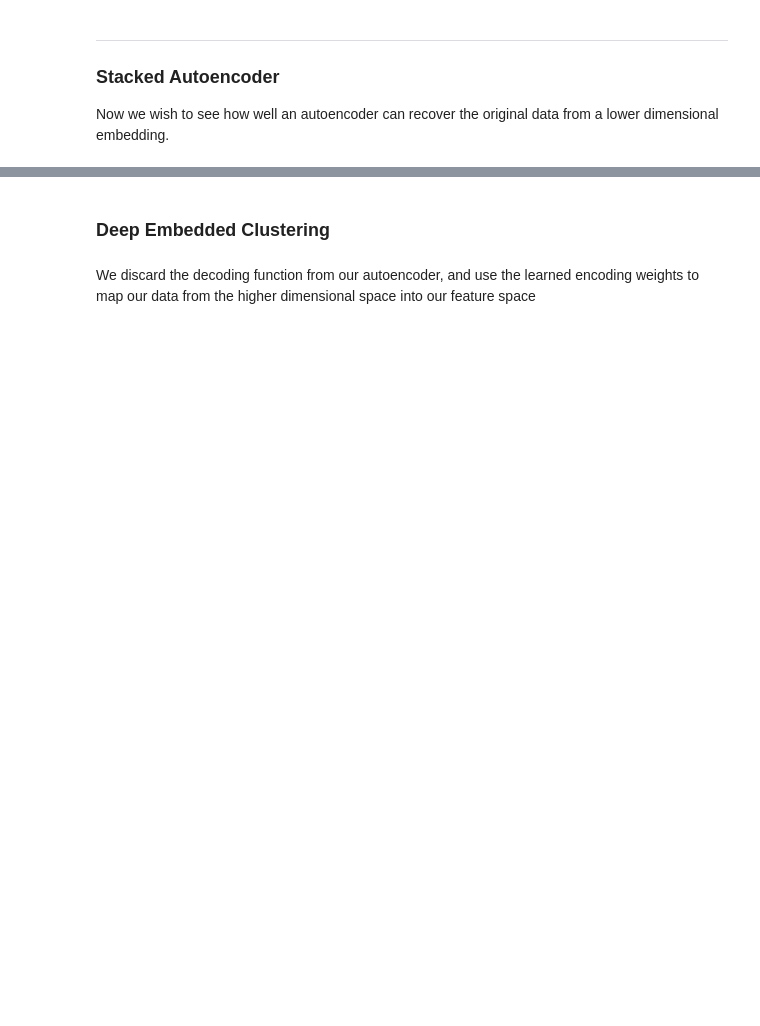
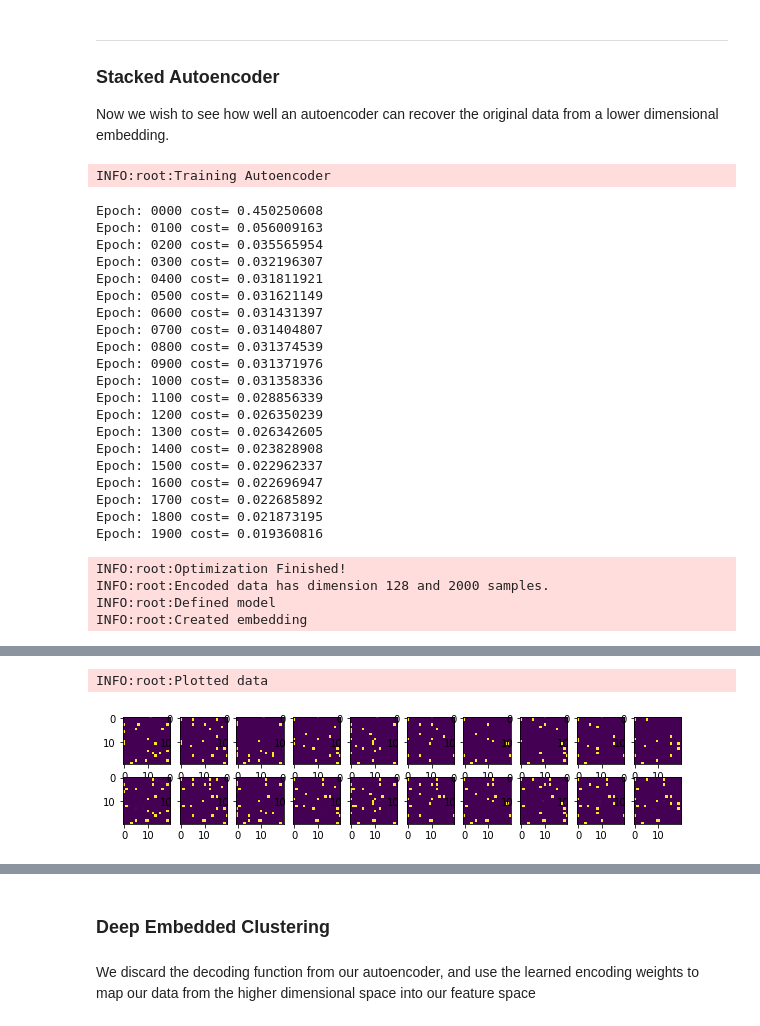
Before and after one commit to sitarapersad/6874-Project, a Jupyter notebook: RNA Heterogeneity.ipynb, the cells around one changed output, grey strips where cells are left out. Saved outputs shown, nothing was run; the diff lists cells and outputs as text; code cells hidden in the pictures; blank space fills up the shorter version.

```diff
--- a/RNA Heterogeneity.ipynb
+++ b/RNA Heterogeneity.ipynb
@@ -381,7 +411,7 @@ INFO:root:Fit X to Model
 
 Now we wish to see how well an autoencoder can recover the original data from a lower dimensional embedding.
 # %%
-def run_autoencoder(simX, simY, n_hidden_1=256, n_hidden_2=128, learning_rate=0.01, training_epochs=2000, BATCH_SIZE=200):
+def run_autoencoder(simX, simY, n_hidden_1=256, n_hidden_2=128, learning_rate=0.01, training_epochs=2000, BATCH_SIZE=200, draw_examples=False):
     import matplotlib.pyplot as plt
     %matplotlib inline
 
@@ -450,30 +480,33 @@ def run_autoencoder(simX, simY, n_hidden_1=256, n_hidden_2=128, learning_rate=0.
     with tf.Session() as sess:
         sess.run(init)
         # Training cycle
+        log.info('Training Autoencoder')
         for epoch in range(training_epochs):
             # Loop over all batches
             for i in range(NUM_BATCHES):
                 batch_xs= simX[BATCH_SIZE*i : BATCH_SIZE*(i+1)]
                 # Run optimization op (backprop) and cost op (to get loss value)
                 _, c = sess.run([optimizer, cost], feed_dict={X: batch_xs})
-                costs.append(c)
+
             # Display logs per epoch step
             if epoch % display_step == 0:
                 print("Epoch:", '%04d' % (epoch),
                       "cost=", "{:.9f}".format(c))
+                costs.append(c)
 
-        print("Optimization Finished!")
+        log.info("Optimization Finished!")
          # Applying encode and decode over test set
         encoded, encode_decode = sess.run(
             [encoder_op, y_pred], feed_dict={X: simX})
 
-        examples_to_show = 10
-        # Compare original images with their reconstructions
-        f, a = plt.subplots(2, examples_to_show, figsize=(examples_to_show, 2))
-        for i in range(examples_to_show):
-            a[0][i].imshow(np.reshape(simX[i], (20,20)))
-            a[1][i].imshow(np.reshape(encode_decode[i], (20,20)))
-        plt.draw()
+        if draw_examples:
+            examples_to_show = 10
+            # Compare original images with their reconstructions
+            f, a = plt.subplots(2, examples_to_show, figsize=(examples_to_show, 2))
+            for i in range(examples_to_show):
+                a[0][i].imshow(np.reshape(simX[i], (20,20)))
+                a[1][i].imshow(np.reshape(encode_decode[i], (20,20)))
+            plt.draw()
 
         encode_W1_vals = sess.run([v for v in tf.global_variables() if v.name == "encoder_W1:0"][0])
         encode_W2_vals = sess.run([v for v in tf.global_variables() if v.name == "encoder_W2:0"][0])
@@ -481,7 +514,36 @@ def run_autoencoder(simX, simY, n_hidden_1=256, n_hidden_2=128, learning_rate=0.
         encode_b1_vals = sess.run([v for v in tf.global_variables() if v.name == "encoder_b1:0"][0])
         encode_b2_vals = sess.run([v for v in tf.global_variables() if v.name == "encoder_b2:0"][0])
 
-    print('Encoded data has dimension {0} and {1} samples.'.format(encoded.shape[1],encoded.shape[0]))
-    ## Perform t-SNE to determine whether the embedded points are still close in the new low dimensional space
-    performTSNE(encoded, simY)
+    log.info('Encoded data has dimension {0} and {1} samples.'.format(encoded.shape[1],encoded.shape[0]))
+    if draw_examples:
+        ## Perform t-SNE to determine whether the embedded points are still close in the new low dimensional space
+        performTSNE(encoded, simY)
     return costs, encoded, n_hidden_2, encode_W1_vals, encode_W2_vals, encode_b1_vals, encode_b2_vals
+# %%
+ae_c1, ae_e1, _, _, _, _, _ = run_autoencoder(simX1[:2000], simY1[:2000], draw_examples=True)
+# %% [output]
+INFO:root:Training Autoencoder
+Epoch: 0000 cost= 0.450250608
+Epoch: 0100 cost= 0.056009163
+Epoch: 0200 cost= 0.035565954
+Epoch: 0300 cost= 0.032196307
+Epoch: 0400 cost= 0.031811921
+Epoch: 0500 cost= 0.031621149
+Epoch: 0600 cost= 0.031431397
+Epoch: 0700 cost= 0.031404807
+Epoch: 0800 cost= 0.031374539
+Epoch: 0900 cost= 0.031371976
+Epoch: 1000 cost= 0.031358336
+Epoch: 1100 cost= 0.028856339
+Epoch: 1200 cost= 0.026350239
+Epoch: 1300 cost= 0.026342605
+Epoch: 1400 cost= 0.023828908
+Epoch: 1500 cost= 0.022962337
+Epoch: 1600 cost= 0.022696947
+Epoch: 1700 cost= 0.022685892
+Epoch: 1800 cost= 0.021873195
+Epoch: 1900 cost= 0.019360816
+INFO:root:Optimization Finished!
+INFO:root:Encoded data has dimension 128 and 2000 samples.
+INFO:root:Defined model
+INFO:root:Created embedding
@@ -487,0 +551,2 @@ def run_autoencoder(simX, simY, n_hidden_1=256, n_hidden_2=128, learning_rate=0.
+INFO:root:Plotted data
+[figure, added]
```
Also changed, not shown: parts of 21 cells of this notebook, 18 other files.
